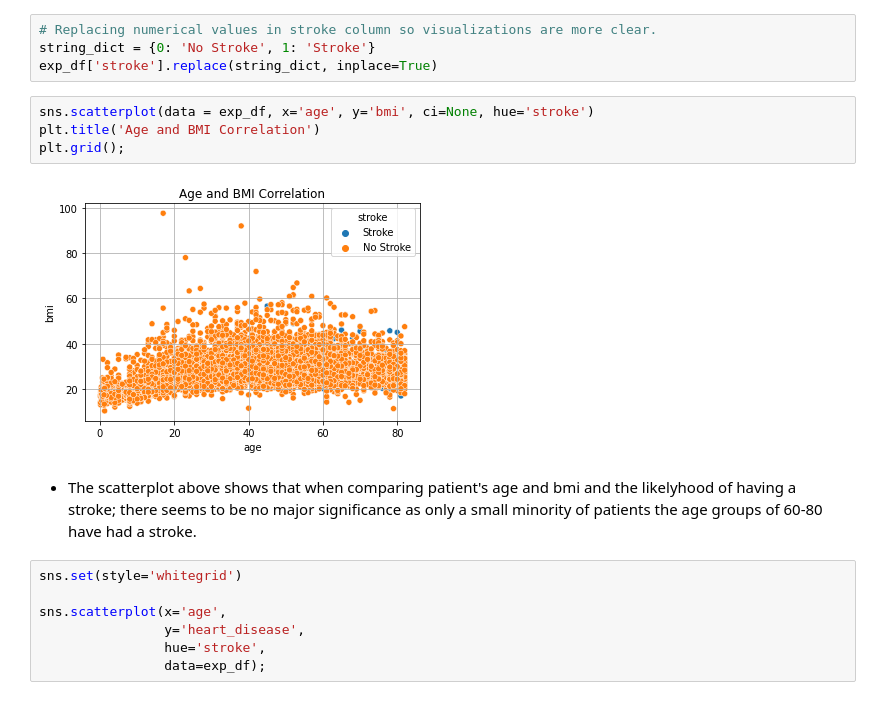
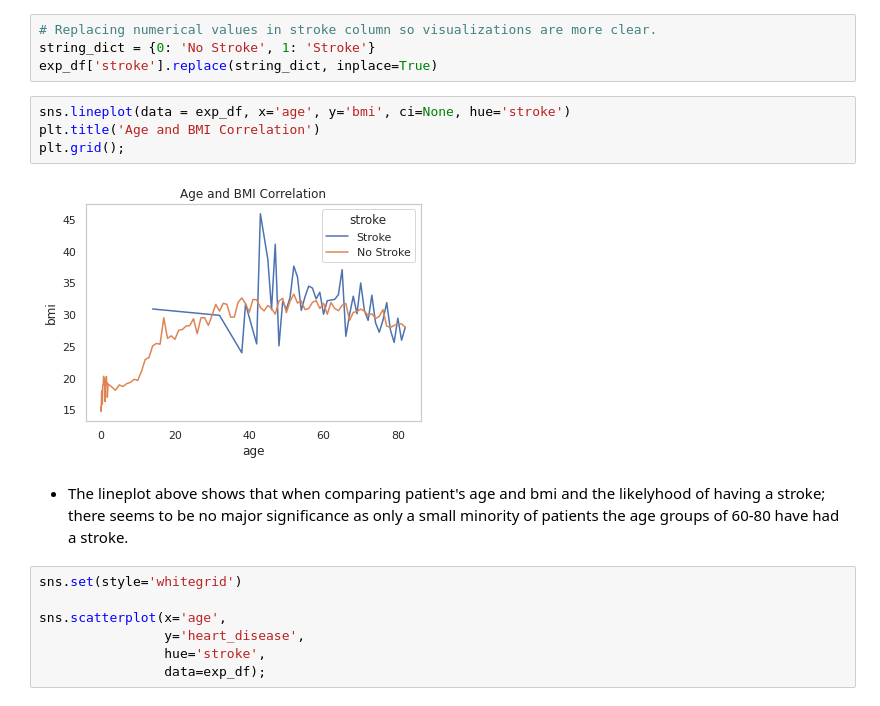
Before and after one commit to norgel/Analysis-of-Stroke-Patients, a Jupyter notebook: Patient_Analysis_of_Stroke_Pre_Post_Assessment.ipynb, the cells around one changed output. Cells and saved outputs as stored; diff of their text form.

```diff
--- a/Patient_Analysis_of_Stroke_Pre_Post_Assessment.ipynb
+++ b/Patient_Analysis_of_Stroke_Pre_Post_Assessment.ipynb
@@ -600,13 +605,13 @@ plt.grid();
 string_dict = {0: 'No Stroke', 1: 'Stroke'}
 exp_df['stroke'].replace(string_dict, inplace=True)
 # %%
-sns.scatterplot(data = exp_df, x='age', y='bmi', ci=None, hue='stroke')
+sns.lineplot(data = exp_df, x='age', y='bmi', ci=None, hue='stroke')
 plt.title('Age and BMI Correlation')
 plt.grid();
 # %% [output]
-[figure, old version]
+[figure, new version]
 # %% [markdown]
-- The scatterplot above shows that when comparing patient's age and bmi and the likelyhood of having a stroke; there seems to be no major significance as only a small minority of patients the age groups of 60-80 have had a stroke.
+- The lineplot above shows that when comparing patient's age and bmi and the likelyhood of having a stroke; there seems to be no major significance as only a small minority of patients the age groups of 60-80 have had a stroke.
 # %%
 sns.set(style='whitegrid')
 
```
Also changed, not shown: parts of 1 cell of this notebook.
